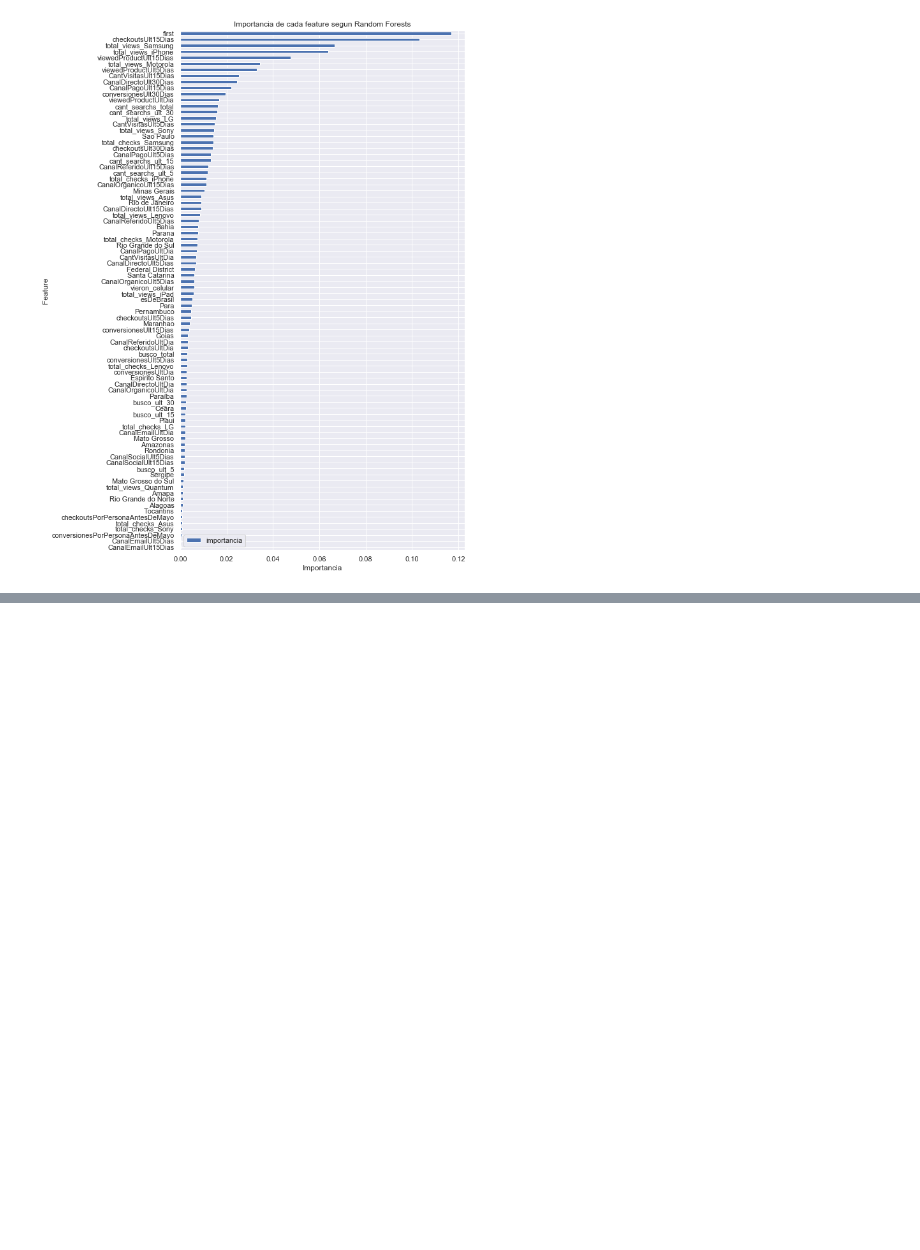
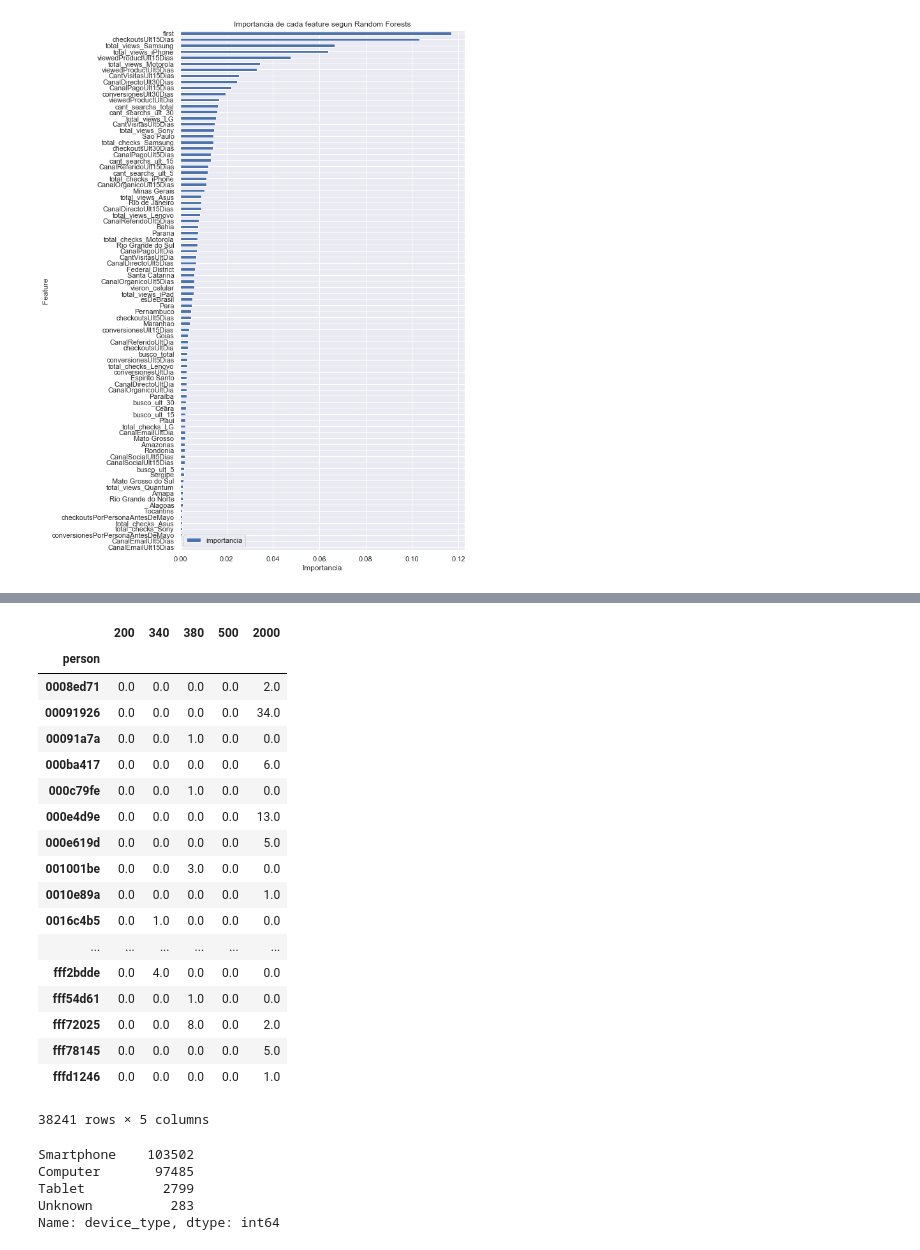
Before and after one commit to facuub/TP2, a Jupyter notebook: Predecir Compras Nuevo feature.ipynb, the cells around one changed output, grey strips where cells are left out. Drawn from its saved outputs; the diff is of its cells as text; code cells hidden in the pictures; blank space fills up the shorter version.

```diff
--- a/Predecir Compras Nuevo feature.ipynb
+++ b/Predecir Compras Nuevo feature.ipynb
@@ -582,0 +749,43 @@ ax.set(xlabel="Importancia", ylabel="Feature")
+# %%
+df["screenRes"] = obtenerRes(df['screen_resolution'])
+screen = df.loc[df["screenRes"].notna(),["person", "screenRes"]].copy()
+screen["screenRes"] = screen["screenRes"].astype(int)
+screen["screenRes"] = np.where(screen["screenRes"].between(0,319), 200, screen["screenRes"])
+screen["screenRes"] = np.where(screen["screenRes"].between(320,359), 340, screen["screenRes"])
+screen["screenRes"] = np.where(screen["screenRes"].between(360,400), 380, screen["screenRes"])
+screen["screenRes"] = np.where(screen["screenRes"].between(401,600), 500, screen["screenRes"])
+screen["screenRes"] = np.where(screen["screenRes"].between(601,1000), 1000, screen["screenRes"])
+screen["screenRes"] = np.where(screen["screenRes"].between(1000,100000), 2000, screen["screenRes"])
+
+screen = screen.groupby('person')['screenRes'].value_counts().to_frame()
+screen.columns = ['cant']
+screen = screen.reset_index()
+screen = screen.pivot(columns='screenRes', index='person', values='cant').fillna(0).rename_axis(None, axis=1)
+# %% [output]
+|  | 200 | 340 | 380 | 500 | 2000 |
+| person |  |  |  |  |  |
+| 0008ed71 | 0.0 | 0.0 | 0.0 | 0.0 | 2.0 |
+| 00091926 | 0.0 | 0.0 | 0.0 | 0.0 | 34.0 |
+| 00091a7a | 0.0 | 0.0 | 1.0 | 0.0 | 0.0 |
+| 000ba417 | 0.0 | 0.0 | 0.0 | 0.0 | 6.0 |
+| 000c79fe | 0.0 | 0.0 | 1.0 | 0.0 | 0.0 |
+| 000e4d9e | 0.0 | 0.0 | 0.0 | 0.0 | 13.0 |
+| 000e619d | 0.0 | 0.0 | 0.0 | 0.0 | 5.0 |
+| 001001be | 0.0 | 0.0 | 3.0 | 0.0 | 0.0 |
+| 0010e89a | 0.0 | 0.0 | 0.0 | 0.0 | 1.0 |
+| 0016c4b5 | 0.0 | 1.0 | 0.0 | 0.0 | 0.0 |
+| ... | ... | ... | ... | ... | ... |
+| fff2bdde | 0.0 | 4.0 | 0.0 | 0.0 | 0.0 |
+| fff54d61 | 0.0 | 0.0 | 1.0 | 0.0 | 0.0 |
+| fff72025 | 0.0 | 0.0 | 8.0 | 0.0 | 2.0 |
+| fff78145 | 0.0 | 0.0 | 0.0 | 0.0 | 5.0 |
+| fffd1246 | 0.0 | 0.0 | 0.0 | 0.0 | 1.0 |
+38241 rows × 5 columns
+# %%
+df["device_type"].value_counts()
+# %% [output]
+Smartphone    103502
+Computer       97485
+Tablet          2799
+Unknown          283
+Name: device_type, dtype: int64
```
Also changed, not shown: parts of 9 cells of this notebook, 1 other file.
